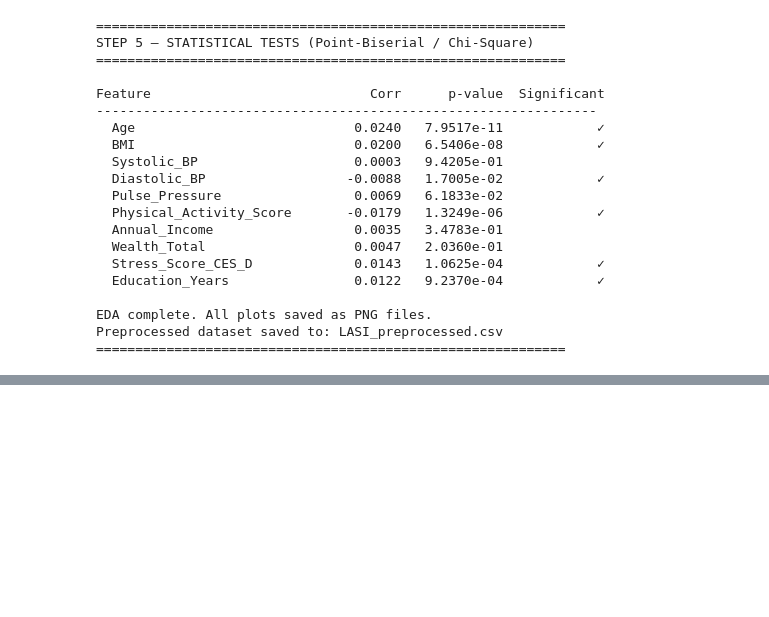
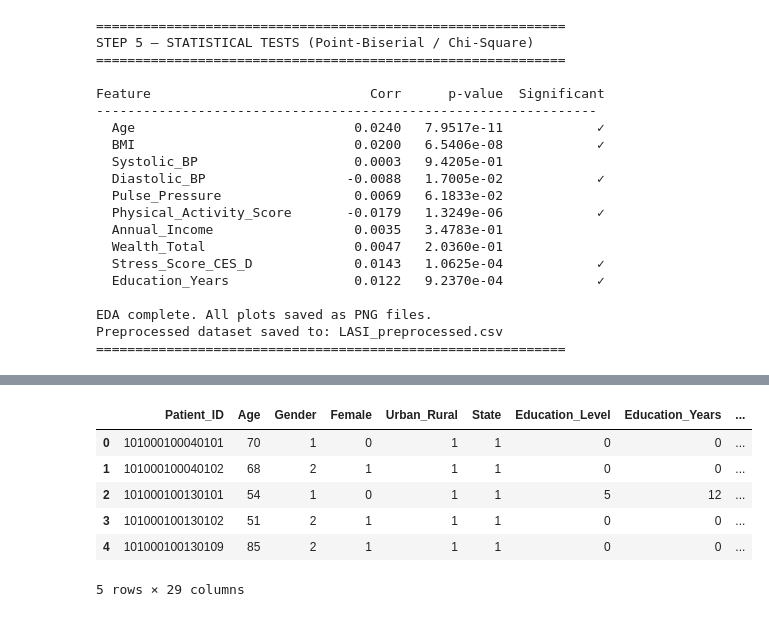
Before and after one commit to sumedh019/Cardio-Risk-Analysis, a Jupyter notebook: Cardio_vascular.ipynb, the cells around one changed output, grey strips where cells are left out. Cells and saved outputs as stored; diff of their text form; code cells hidden in the pictures; blank space fills up the shorter version.

```diff
--- a/Cardio_vascular.ipynb
+++ b/Cardio_vascular.ipynb
@@ -522,0 +554,12 @@ Preprocessed dataset saved to: LASI_preprocessed.csv
+# %%
+df = pd.read_csv('/content/LASI_cleaned.csv')  # adjust path if needed
+
+df.head()
+# %% [output]
+|  | Patient_ID | Age | Gender | Female | Urban_Rural | State | Education_Level | Education_Years | ... |
+| 0 | 101000100040101 | 70 | 1 | 0 | 1 | 1 | 0 | 0 | ... |
+| 1 | 101000100040102 | 68 | 2 | 1 | 1 | 1 | 0 | 0 | ... |
+| 2 | 101000100130101 | 54 | 1 | 0 | 1 | 1 | 5 | 12 | ... |
+| 3 | 101000100130102 | 51 | 2 | 1 | 1 | 1 | 0 | 0 | ... |
+| 4 | 101000100130109 | 85 | 2 | 1 | 1 | 1 | 0 | 0 | ... |
+5 rows × 29 columns
```
Also changed, not shown: parts of 3 cells of this notebook.
